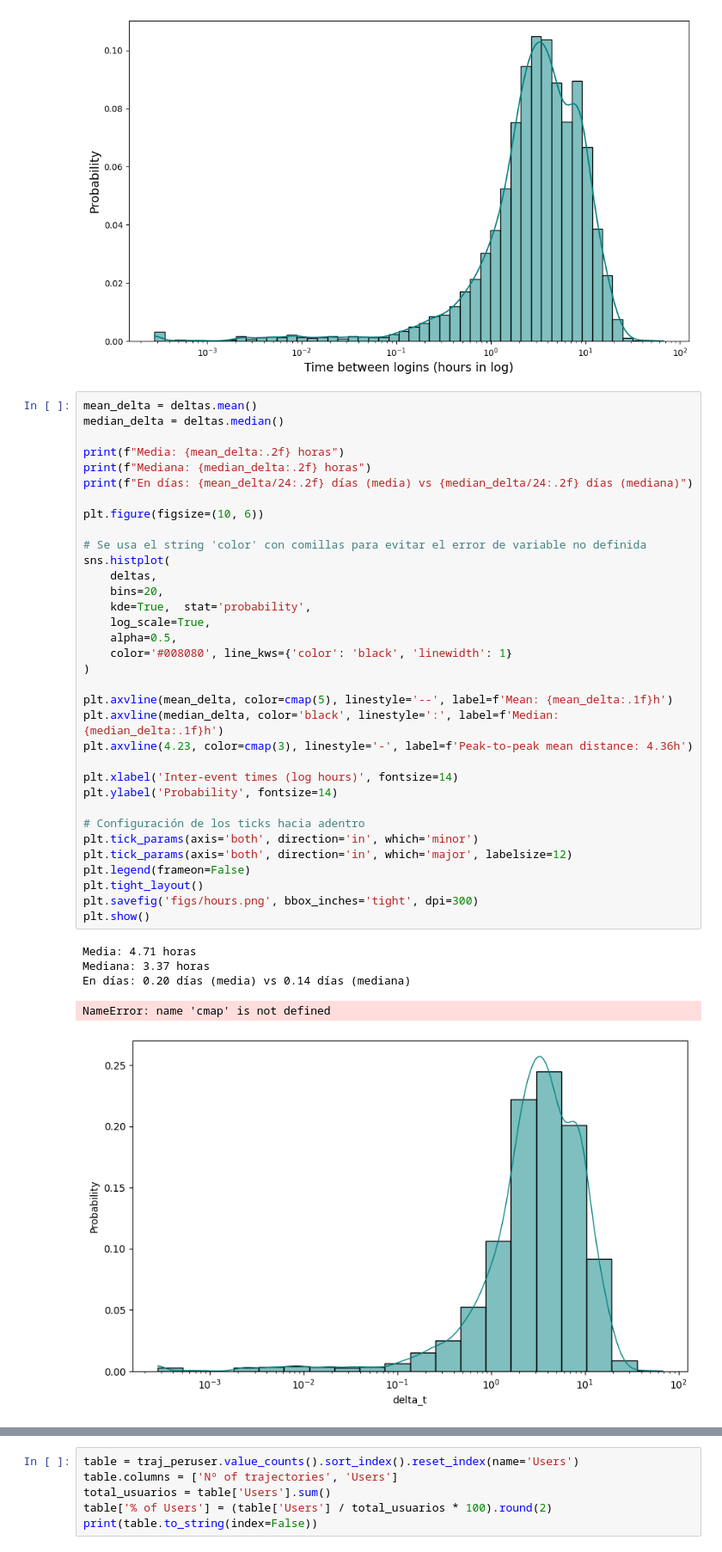
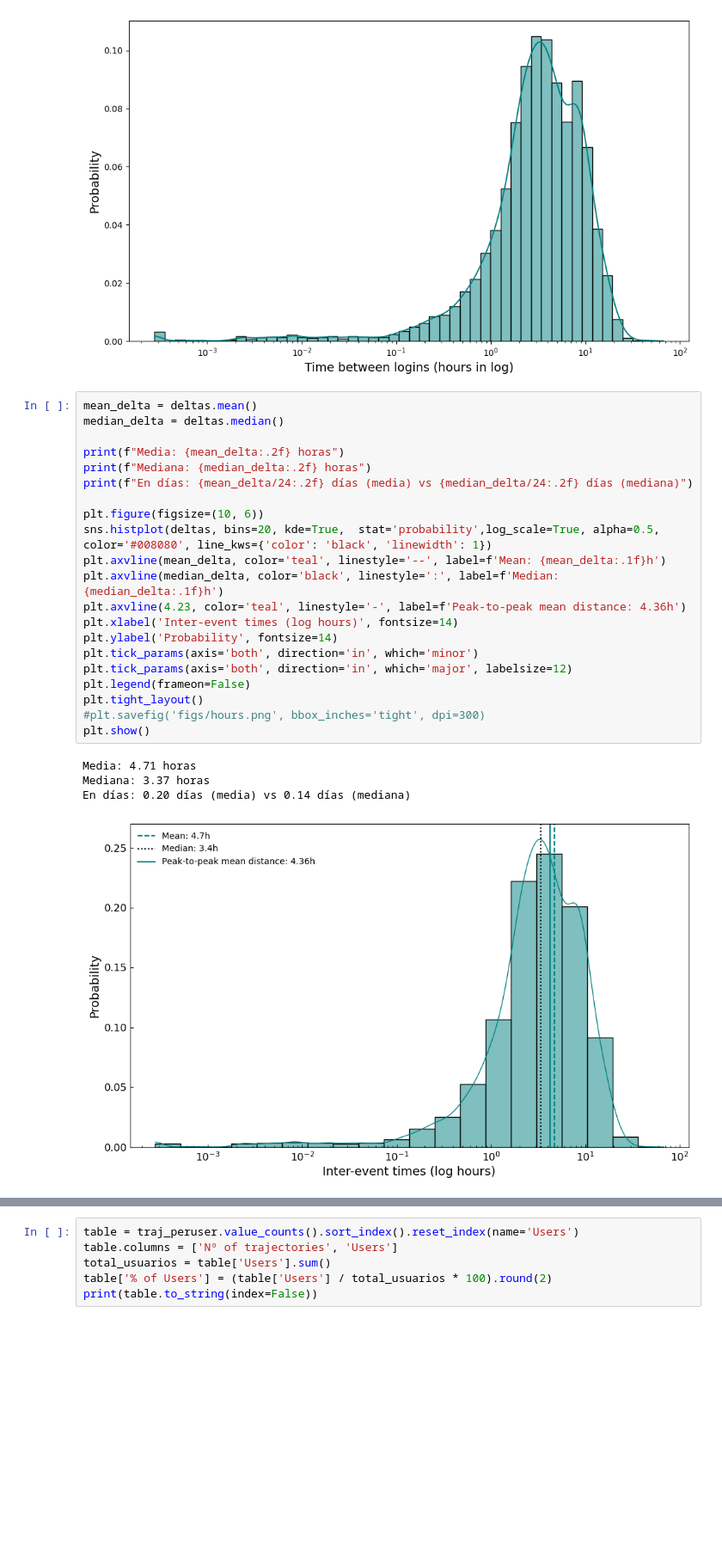
Before and after one commit to annaszymanskicortes/MScThesis_mobilityanalysis, a Jupyter notebook: data china.ipynb, the cells around one changed output, grey strips where cells are left out. Shown at 86% size. Cells and saved outputs as stored; diff of their text form; blank space fills up the shorter version.

```diff
--- a/data china.ipynb
+++ b/data china.ipynb
@@ -1249,41 +965,27 @@ plt.show()
 # %%
 mean_delta = deltas.mean()
 median_delta = deltas.median()
 
 print(f"Media: {mean_delta:.2f} horas")
 print(f"Mediana: {median_delta:.2f} horas")
 print(f"En días: {mean_delta/24:.2f} días (media) vs {median_delta/24:.2f} días (mediana)")
 
 plt.figure(figsize=(10, 6))
-
-# Se usa el string 'color' con comillas para evitar el error de variable no definida
-sns.histplot(
-    deltas,
-    bins=20,
-    kde=True,  stat='probability',
-    log_scale=True,
-    alpha=0.5,
-    color='#008080', line_kws={'color': 'black', 'linewidth': 1}
-)
-
-plt.axvline(mean_delta, color=cmap(5), linestyle='--', label=f'Mean: {mean_delta:.1f}h')
+sns.histplot(deltas, bins=20, kde=True,  stat='probability',log_scale=True, alpha=0.5, color='#008080', line_kws={'color': 'black', 'linewidth': 1})
+plt.axvline(mean_delta, color='teal', linestyle='--', label=f'Mean: {mean_delta:.1f}h')
 plt.axvline(median_delta, color='black', linestyle=':', label=f'Median: {median_delta:.1f}h')
-plt.axvline(4.23, color=cmap(3), linestyle='-', label=f'Peak-to-peak mean distance: 4.36h')
-
+plt.axvline(4.23, color='teal', linestyle='-', label=f'Peak-to-peak mean distance: 4.36h')
 plt.xlabel('Inter-event times (log hours)', fontsize=14)
 plt.ylabel('Probability', fontsize=14)
-
-# Configuración de los ticks hacia adentro
 plt.tick_params(axis='both', direction='in', which='minor')
 plt.tick_params(axis='both', direction='in', which='major', labelsize=12)
 plt.legend(frameon=False)
 plt.tight_layout()
-plt.savefig('figs/hours.png', bbox_inches='tight', dpi=300)
+#plt.savefig('figs/hours.png', bbox_inches='tight', dpi=300)
 plt.show()
 # %% [output]
 Media: 4.71 horas
 Mediana: 3.37 horas
 En días: 0.20 días (media) vs 0.14 días (mediana)
-NameError: name 'cmap' is not defined
-[figure, old version]
+[figure, new version]
 # %%
```
Also changed, not shown: parts of 36 cells of this notebook, 3 other files.
